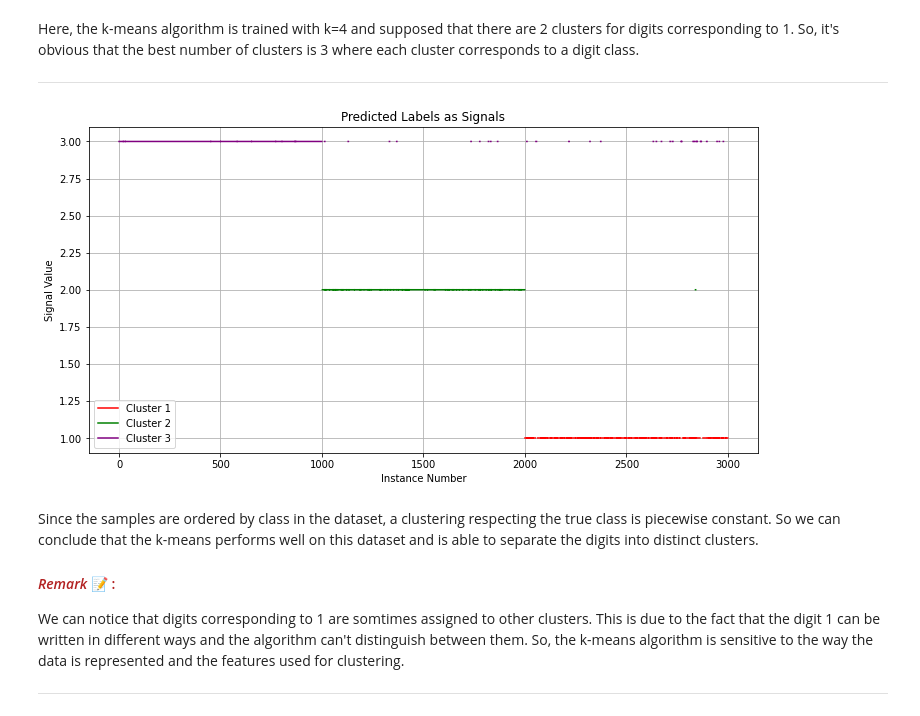
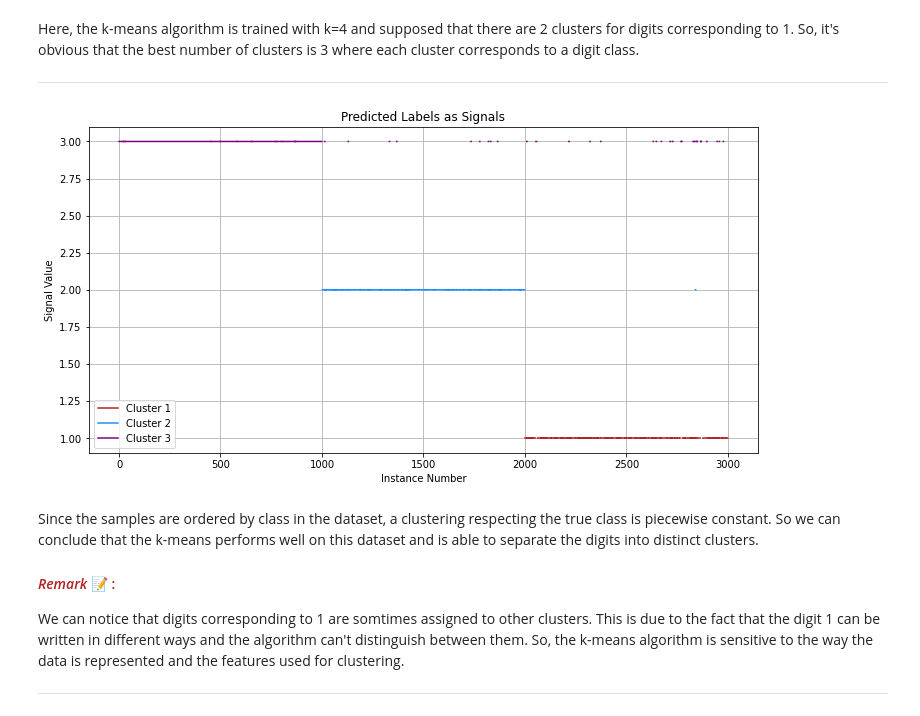
Before and after one commit to YessineMkaouar/Practical-Machine-Learning, a Jupyter notebook: temp.ipynb, the cells around one changed output. Saved outputs shown, nothing was run; the diff lists cells and outputs as text; code cells hidden in the pictures.

Commit message:
Finish clustering part

```diff
--- a/temp.ipynb
+++ b/temp.ipynb
@@ -447,32 +447,32 @@ Here, the k-means algorithm is trained with k=4 and supposed that there are 2 cl
 # %%
 # Train K-means model (assuming 3 clusters for digits 1, 7, and 8)
 kmeans = KMeans(n_clusters=3, random_state=42)
 predicted_labels = kmeans.fit_predict(x2)
 
 # Create a signal array
 signal_length = len(predicted_labels)
 signal = np.zeros(signal_length)
 
 # Assign values to the signal based on cluster membership
 for i in range(signal_length):
     signal[i] = predicted_labels[i] + 1  # Add 1 to match cluster index to signal value
 
 # Set colors for each cluster
-colors = ['red', 'green', 'purple']  # One color for each cluster
+colors = ['firebrick', 'dodgerblue', 'purple']  # One color for each cluster
 
 # Plot the signal
 plt.figure(figsize=(12, 6))
 for j in range(3):  # Iterate through each cluster
     plt.plot(np.where(predicted_labels == j, signal, np.nan), color=colors[j], label=f'Cluster {j + 1}')
 
 plt.title('Predicted Labels as Signals')
 plt.xlabel('Instance Number')
 plt.ylabel('Signal Value')
 plt.legend()
 plt.grid(True)
 plt.show()
 # %% [output]
-[figure, old version]
+[figure, new version]
 # %% [markdown]
 Since the samples are ordered by class in the dataset, a clustering respecting the true class is piecewise constant. So we can conclude that the k-means performs well on this dataset and is able to separate the digits into distinct clusters.
 
```
Also changed, not shown: parts of 7 cells of this notebook.
